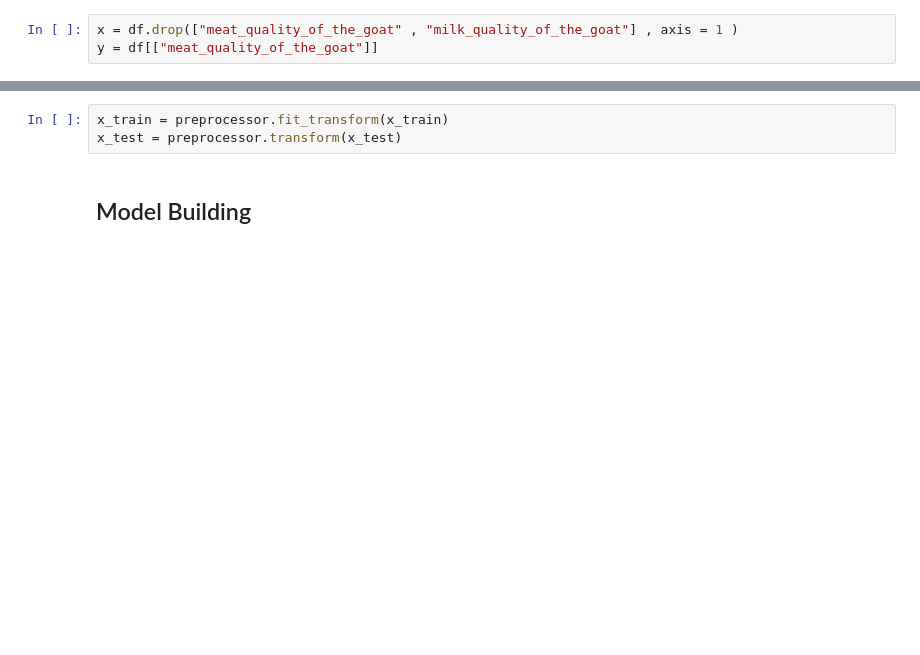
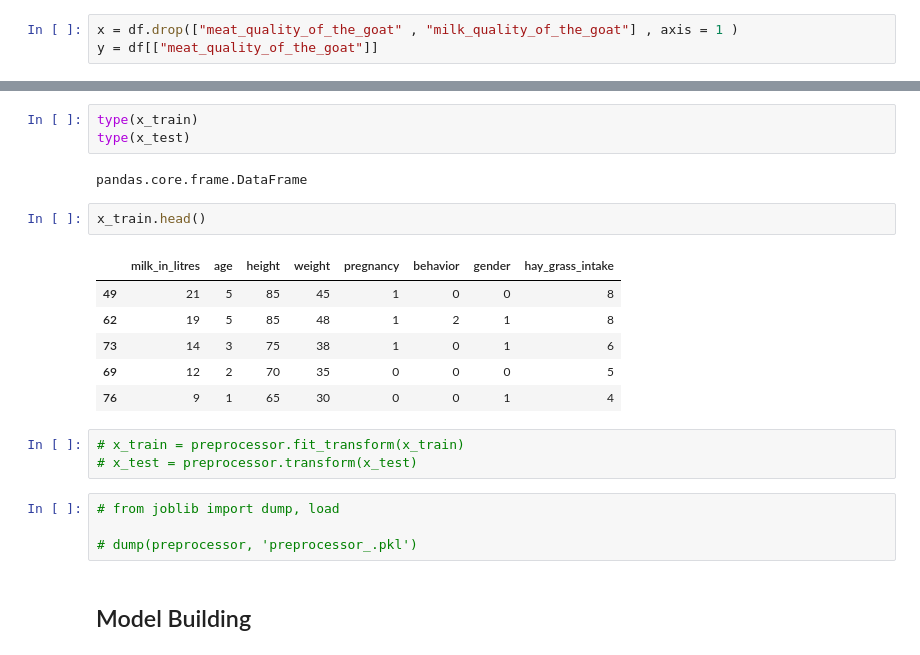
Before and after one commit to KartikeyBartwal/Goat-Mytra, a Jupyter notebook: Experiment Notebook (meat quality) .ipynb, the cells around one changed output, grey strips where cells are left out. Drawn from its saved outputs; the diff is of its cells as text; blank space fills up the shorter version.

```diff
--- a/Experiment Notebook (meat quality) .ipynb
+++ b/Experiment Notebook (meat quality) .ipynb
@@ -57,6 +94,24 @@ Test set size: 2
+# %%
+type(x_train)
+type(x_test)
+# %% [output]
+pandas.core.frame.DataFrame
+# %%
+x_train.head()
+# %% [output]
+|  | milk_in_litres | age | height | weight | pregnancy | behavior | gender | hay_grass_intake |
+| 49 | 21 | 5 | 85 | 45 | 1 | 0 | 0 | 8 |
+| 62 | 19 | 5 | 85 | 48 | 1 | 2 | 1 | 8 |
+| 73 | 14 | 3 | 75 | 38 | 1 | 0 | 1 | 6 |
+| 69 | 12 | 2 | 70 | 35 | 0 | 0 | 0 | 5 |
+| 76 | 9 | 1 | 65 | 30 | 0 | 0 | 1 | 4 |
 # %%
-x_train = preprocessor.fit_transform(x_train)
-x_test = preprocessor.transform(x_test)
+# x_train = preprocessor.fit_transform(x_train)
+# x_test = preprocessor.transform(x_test)
+# %%
+# from joblib import dump, load
+
+# dump(preprocessor, 'preprocessor_.pkl')
 # %% [markdown]
 ## Model Building
 # %% [markdown]
```
Also changed, not shown: parts of 25 cells of this notebook, 8 other files.
